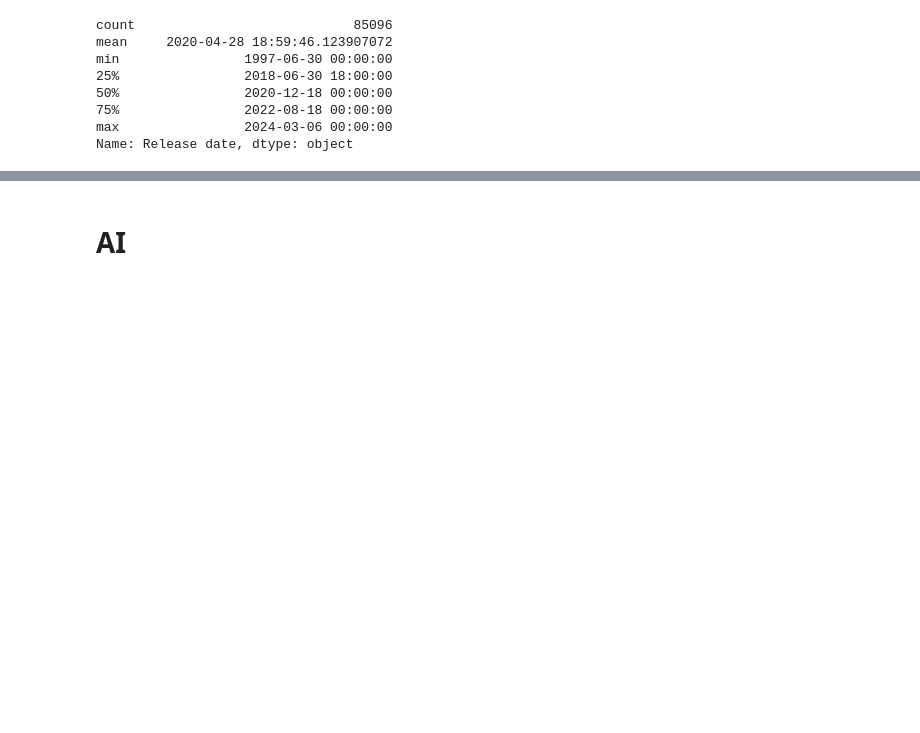
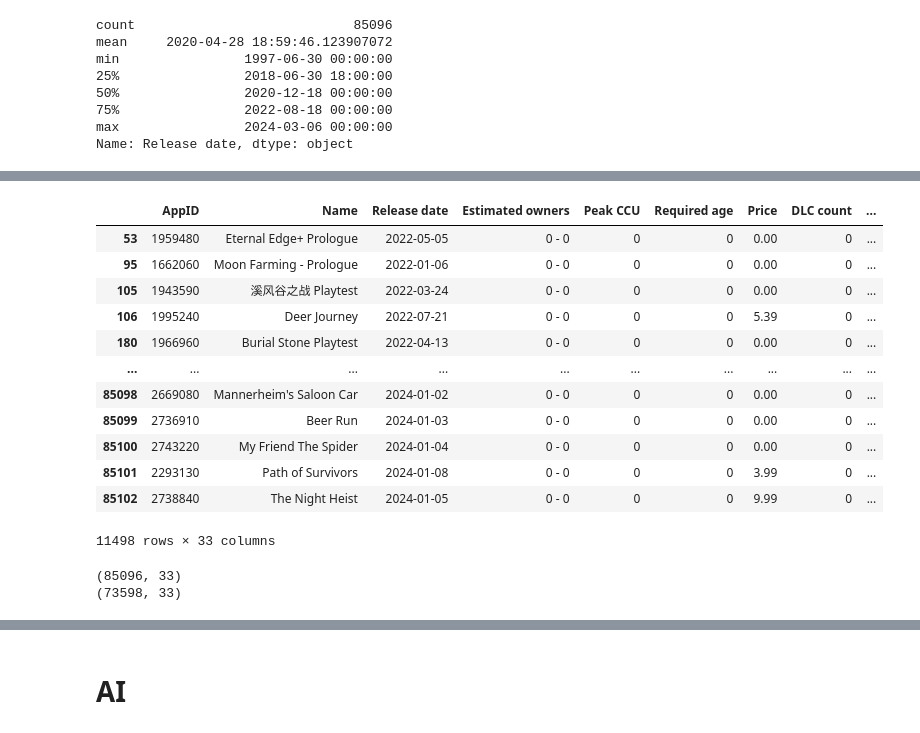
Before and after one commit to kvlrdhrs/Steam-Games-Analytics, a Jupyter notebook: main.ipynb, the cells around one changed output, grey strips where cells are left out. Cells and saved outputs as stored; diff of their text form; code cells hidden in the pictures; blank space fills up the shorter version.

```diff
--- a/main.ipynb
+++ b/main.ipynb
@@ -390,3 +390,28 @@ games.describe().T
 | Average playtime two weeks | 85096.0 | 10.680984 | 0.0 | 0.0 | 0.0 | 0.0 | 19159.0 | 188.847748 |
 | Median playtime forever | 85096.0 | 93.323705 | 0.0 | 0.0 | 0.0 | 0.0 | 208473.0 | 1510.794 |
 | Median playtime two weeks | 85096.0 | 11.468271 | 0.0 | 0.0 | 0.0 | 0.0 | 19159.0 | 205.381365 |
+# %%
+count = games[games['Estimated owners'] == "0 - 0"]
+count
+# %% [output]
+|  | AppID | Name | Release date | Estimated owners | Peak CCU | Required age | Price | DLC count | ... |
+| 53 | 1959480 | Eternal Edge+ Prologue | 2022-05-05 | 0 - 0 | 0 | 0 | 0.00 | 0 | ... |
+| 95 | 1662060 | Moon Farming - Prologue | 2022-01-06 | 0 - 0 | 0 | 0 | 0.00 | 0 | ... |
+| 105 | 1943590 | 溪风谷之战 Playtest | 2022-03-24 | 0 - 0 | 0 | 0 | 0.00 | 0 | ... |
+| 106 | 1995240 | Deer Journey | 2022-07-21 | 0 - 0 | 0 | 0 | 5.39 | 0 | ... |
+| 180 | 1966960 | Burial Stone Playtest | 2022-04-13 | 0 - 0 | 0 | 0 | 0.00 | 0 | ... |
+| ... | ... | ... | ... | ... | ... | ... | ... | ... | ... |
+| 85098 | 2669080 | Mannerheim's Saloon Car | 2024-01-02 | 0 - 0 | 0 | 0 | 0.00 | 0 | ... |
+| 85099 | 2736910 | Beer Run | 2024-01-03 | 0 - 0 | 0 | 0 | 0.00 | 0 | ... |
+| 85100 | 2743220 | My Friend The Spider | 2024-01-04 | 0 - 0 | 0 | 0 | 0.00 | 0 | ... |
+| 85101 | 2293130 | Path of Survivors | 2024-01-08 | 0 - 0 | 0 | 0 | 3.99 | 0 | ... |
+| 85102 | 2738840 | The Night Heist | 2024-01-05 | 0 - 0 | 0 | 0 | 9.99 | 0 | ... |
+11498 rows × 33 columns
+# %%
+# i will drop this rows aswell
+print(games.shape)
+games = games[games['Estimated owners']!='0 - 0']
+print(games.shape)
+# %% [output]
+(85096, 33)
+(73598, 33)
```
Also changed, not shown: parts of 6 cells of this notebook.
